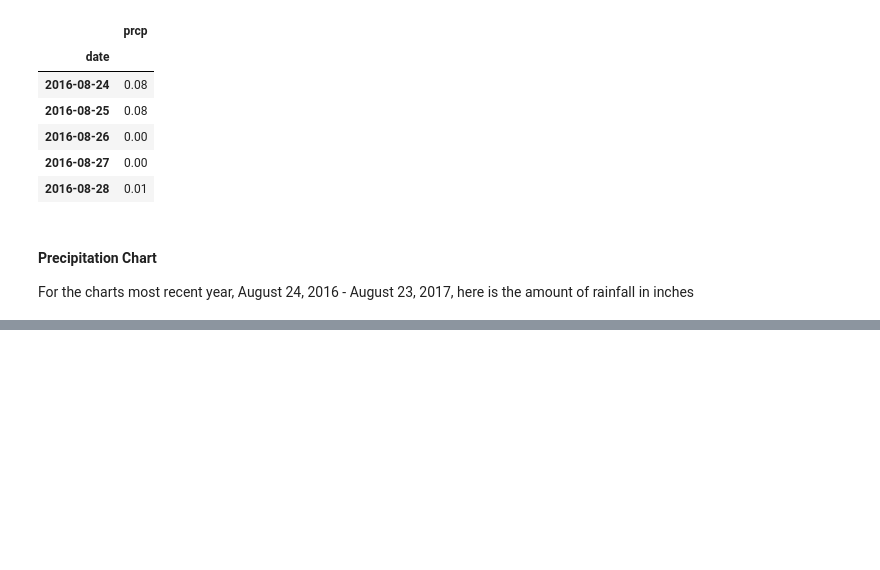
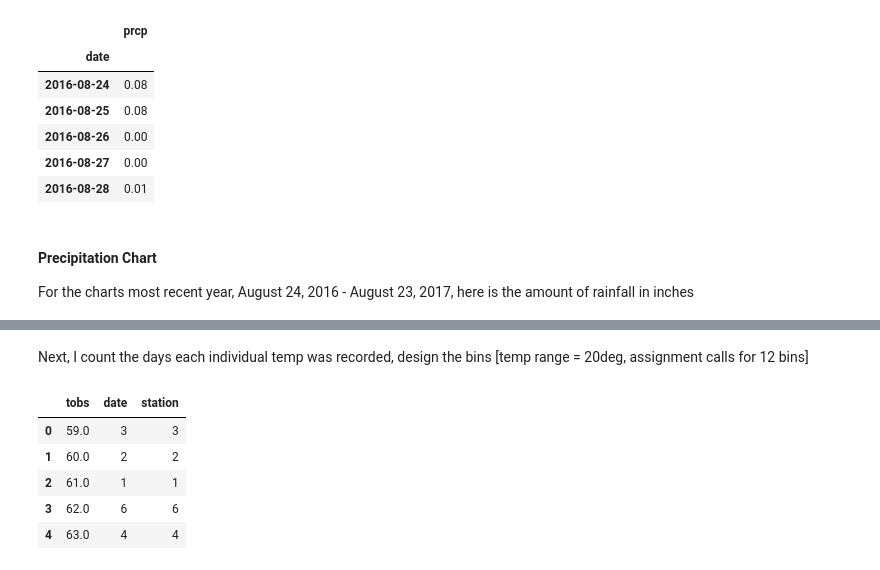
Before and after one commit to PrairieSchool/SQLalchemy, a Jupyter notebook: Surf_Up_HQ.ipynb, the cells around one changed output, grey strips where cells are left out. Saved outputs shown, nothing was run; the diff lists cells and outputs as text; code cells hidden in the pictures; blank space fills up the shorter version.

```diff
--- a/Surf_Up_HQ.ipynb
+++ b/Surf_Up_HQ.ipynb
@@ -221,0 +288,13 @@ plt.show()
+# %% [markdown]
+Next, I count the days each individual temp was recorded, design the bins [temp range = 20deg, assignment calls for 12 bins]
+# %%
+WaiheeGrouped = WaiheeLastYearDF.groupby("tobs").count()
+WaiheeGrouped.reset_index(inplace=True)
+WaiheeGrouped.head()
+# %% [output]
+|  | tobs | date | station |
+| 0 | 59.0 | 3 | 3 |
+| 1 | 60.0 | 2 | 2 |
+| 2 | 61.0 | 1 | 1 |
+| 3 | 62.0 | 6 | 6 |
+| 4 | 63.0 | 4 | 4 |
```
Also changed, not shown: parts of 12 cells of this notebook.
